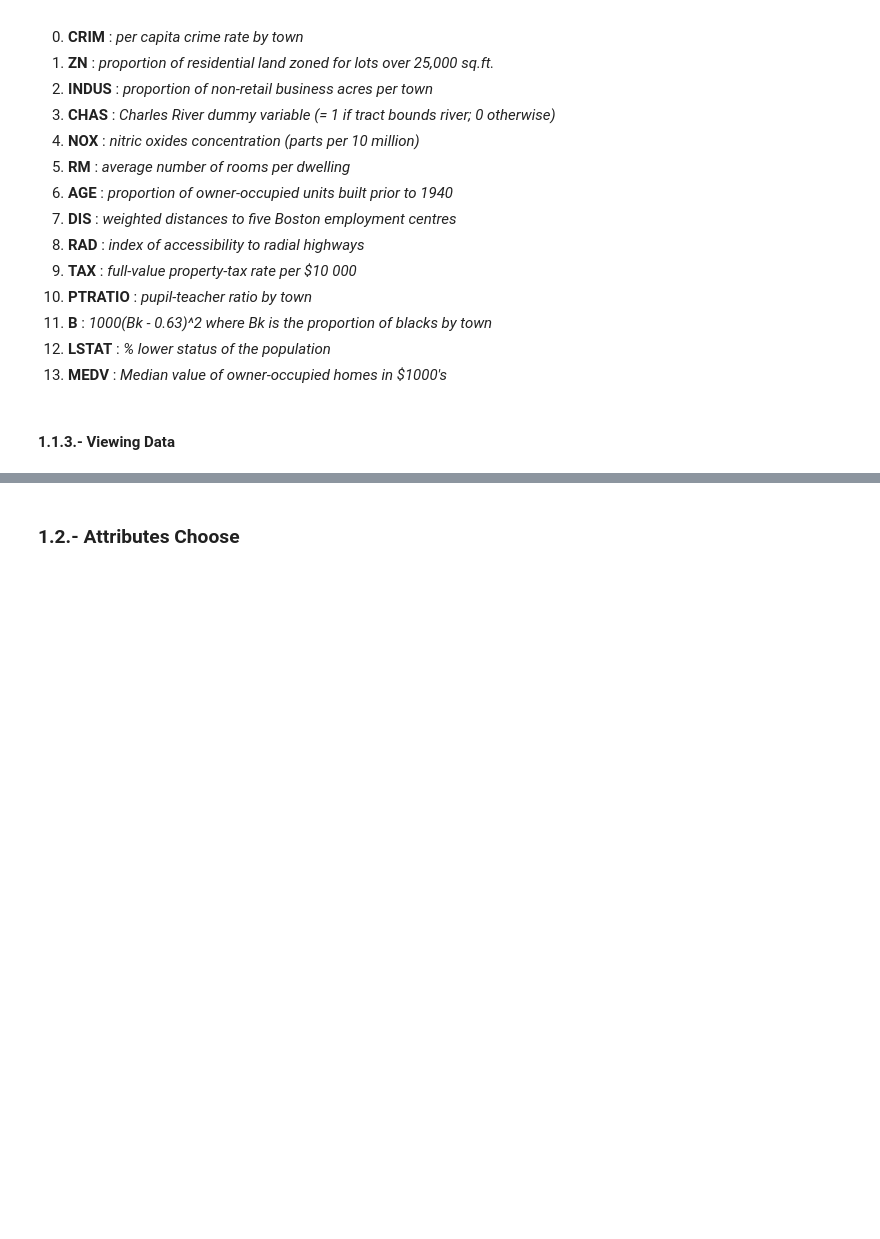
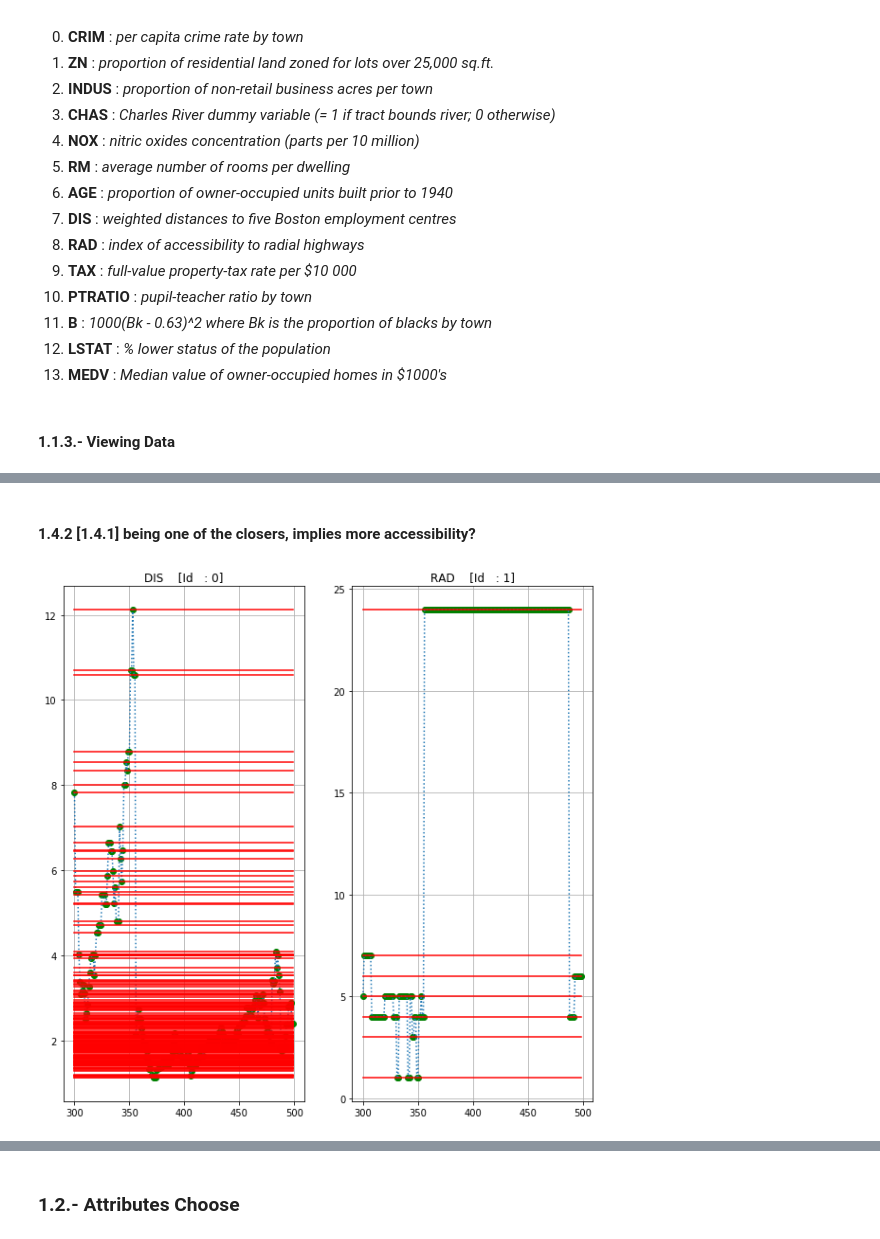
Before and after one commit to jahirmedinacs/datamining-p1, a Jupyter notebook: Practica1.ipynb, the cells around one changed output, grey strips where cells are left out. Drawn from its saved outputs; the diff is of its cells as text; code cells hidden in the pictures; blank space fills up the shorter version.

```diff
--- a/Practica1.ipynb
+++ b/Practica1.ipynb
@@ -73,0 +317,20 @@ boston_dataset
+# %% [markdown]
+#### 1.4.2 [1.4.1] being one of the closers,  implies more accessibility?
+# %%
+b_hypotesis_df = case_data_Boston.iloc[300:500, [2, 3]].copy()
+
+b_hypotesis_container = []
+for id_columns in range(b_hypotesis_df.shape[1]):
+    b_hypotesis_temp = np.unique(b_hypotesis_df.dropna().iloc[:, id_columns])
+    b_hypotesis_container.append(b_hypotesis_temp)
+
+dummy_DataFrame_plotter(b_hypotesis_df,
+                        grid_subplot=[1,2],
+                        grid=True,
+                        mixed_style=True,
+                        plot_style=['go', ':'],
+                        have_lines=True,
+                        constant_values=b_hypotesis_container
+                       ).show()
+# %% [output]
+[figure, added]
```
Also changed, not shown: parts of 88 cells of this notebook, 17 other files.
